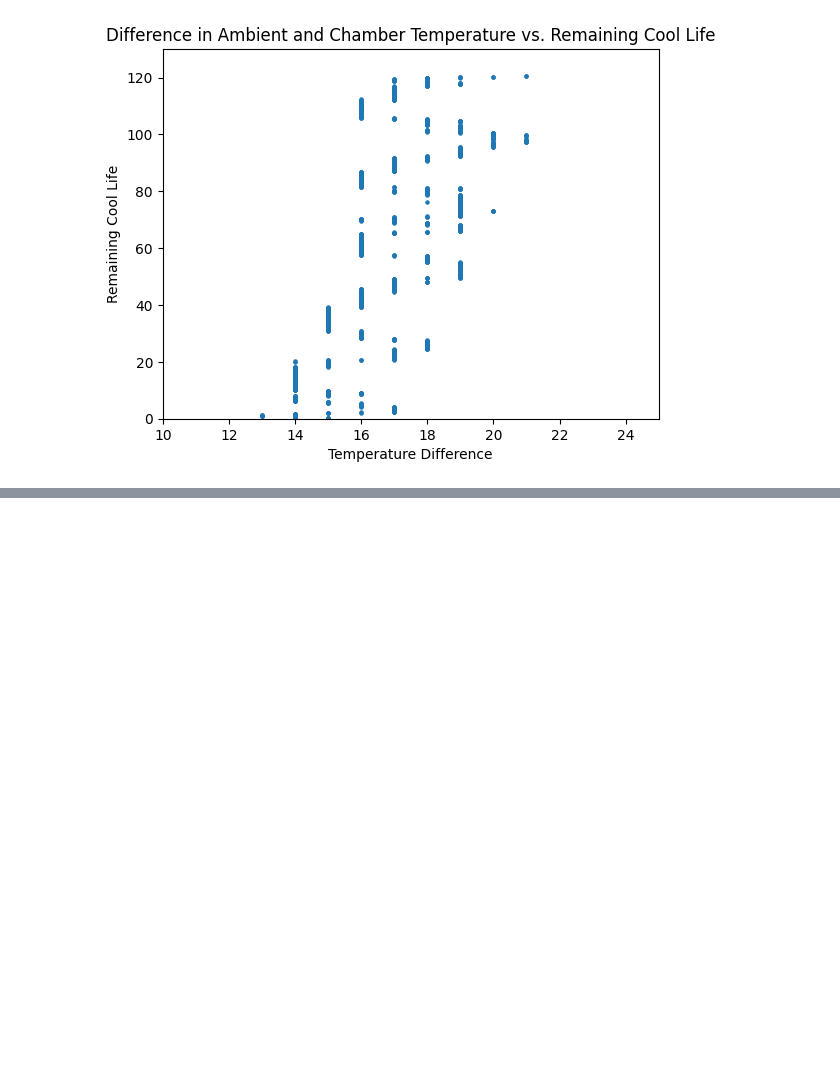
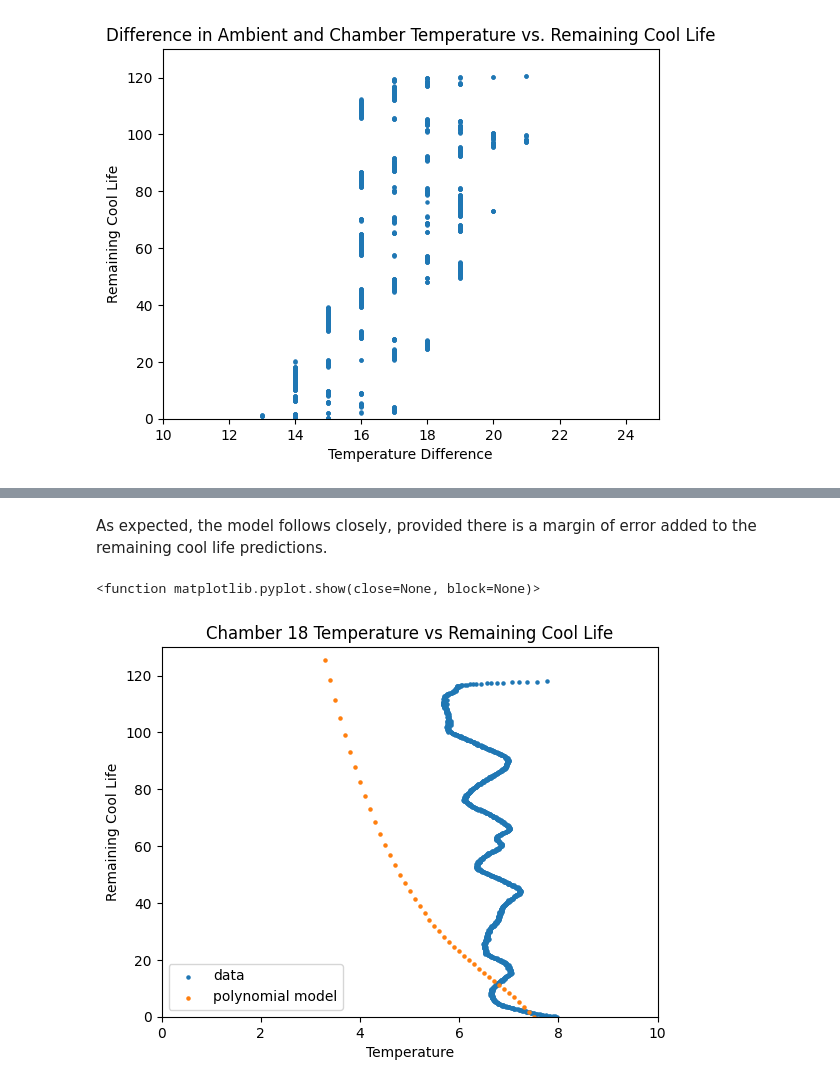
Before and after one commit to sharmashreya2002/Smile-Electronics, a Jupyter notebook: Tech_For_The_Poorest_Billion.ipynb, the cells around one changed output, grey strips where cells are left out. Saved outputs shown, nothing was run; the diff lists cells and outputs as text; code cells hidden in the pictures; blank space fills up the shorter version.

```diff
--- a/Tech_For_The_Poorest_Billion.ipynb
+++ b/Tech_For_The_Poorest_Billion.ipynb
@@ -477,0 +512,53 @@ There is no feasible model to describe this relationship. The next two approache
+# %% [markdown]
+As expected, the model follows closely, provided there is a margin of error added to the remaining cool life predictions.
+# %%
+chamber_18_measurements = df['Chamber 18 temperature'].astype('float64').tolist()
+
+def truncate_measurements2(measurements, hours):
+  counter = 0
+  ## truncate from the beginning (truncate also the ambient temperature to be used later)
+  for x, y in zip(measurements, hours):
+    if x > 8:
+      counter += 1
+    else:
+      break
+  measurements_trunc = measurements[counter:]
+  hours_trunc = hours[counter:]
+  ambient_trunc = ambient[counter:]
+
+  ## truncate from the end (truncate also the ambient temperature to be used later)
+  total = np.shape(measurements_trunc)[0]
+  counter_2 = 0
+  for i in range(total):
+    value = measurements_trunc[total-i-1]
+    if value > 8:
+      counter_2 += 1
+    else:
+      break
+  measurements_trunc = measurements_trunc[0:total - counter_2]
+  hours_trunc = hours_trunc[0:total - counter_2]
+  ambient_trunc = ambient_trunc[0:total -  counter_2]
+  return measurements_trunc, hours_trunc, ambient_trunc
+
+
+chamber_18_measurements_trunc = truncate_measurements2(chamber_18_measurements, hours)[0]
+chamber_18_hours_trunc = truncate_measurements2(chamber_18_measurements, hours)[1]
+final_18 = chamber_18_hours_trunc[-1]
+
+chamber_18_cool_life = []
+for time in chamber_18_hours_trunc:
+  chamber_18_cool_life.append(np.round(final_18 - time, 2))
+
+# Plot
+plt.scatter(chamber_18_measurements_trunc, chamber_18_cool_life, s = 5, label = 'data')
+plt.scatter(temperatures, cool_life_poly, s = 5, label = 'polynomial model')
+plt.xlim([0, 10])
+plt.ylim([0,130])
+plt.title('Chamber 18 Temperature vs Remaining Cool Life')
+plt.xlabel('Temperature')
+plt.ylabel('Remaining Cool Life')
+plt.legend()
+plt.show
+# %% [output]
+<function matplotlib.pyplot.show(close=None, block=None)>
+[figure, added]
```
Also changed, not shown: parts of 10 cells of this notebook.
